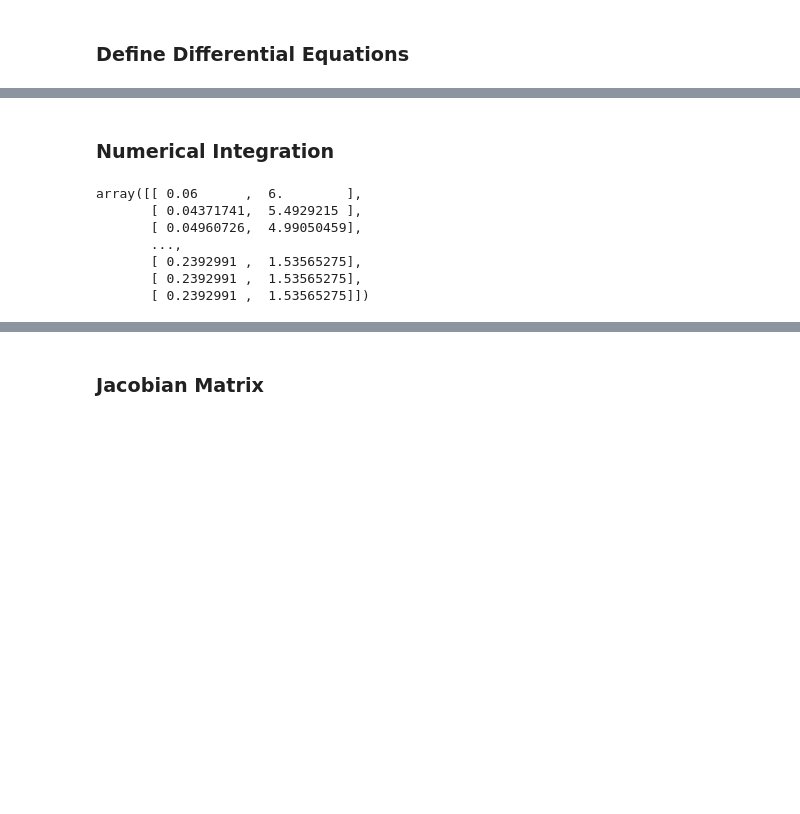
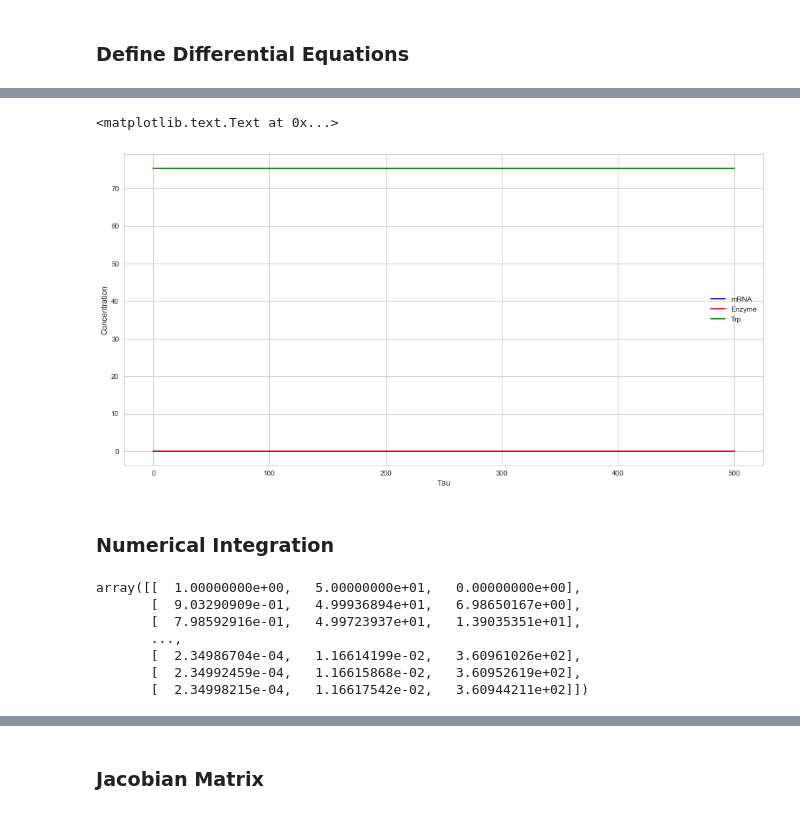
Before and after one commit to phuongho43/beng125-trpOperon, a Jupyter notebook: trpOperon.ipynb, the cells around one changed output, grey strips where cells are left out. Cells and saved outputs as stored; diff of their text form; code cells hidden in the pictures; blank space fills up the shorter version.

```diff
--- a/trpOperon.ipynb
+++ b/trpOperon.ipynb
@@ -71,0 +95,6 @@ def trp_eqs(x):
+# %%
+x0 = [x_star, y_star, z_star]
+t = np.linspace(0, 500, 1000)
+# %%
+sol = odeint(trp_dynamics, x0, t, args=(u_R,))
+sol
@@ -72,3 +109,14 @@ def trp_eqs(x):
+# %%
+plt.figure(figsize=(16, 8))
+plt.plot(t, sol[:,0], 'b', label='mRNA')
+plt.plot(t, sol[:,1], 'r', label='Enzyme')
+plt.plot(t, sol[:,2], 'g', label='Trp')
+plt.legend(loc='best')
+plt.xlabel('Tau')
+plt.ylabel('Concentration')
+# %% [output]
+<matplotlib.text.Text at 0x...>
+[figure, added]
 # %% [markdown]
 ### Numerical Integration
 # %%
@@ -77,11 +125,11 @@ t = np.linspace(0, 5000, 1000)
 # %%
-sol = odeint(trp_dynamics, x0, t)
+sol = odeint(trp_dynamics, x0, t, args=(0.1,))
 sol
 # %% [output]
-array([[ 0.06      ,  6.        ],
-       [ 0.04371741,  5.4929215 ],
-       [ 0.04960726,  4.99050459],
+array([[  1.00000000e+00,   5.00000000e+01,   0.00000000e+00],
+       [  9.03290909e-01,   4.99936894e+01,   6.98650167e+00],
+       [  7.98592916e-01,   4.99723937e+01,   1.39035351e+01],
        ...,
-       [ 0.2392991 ,  1.53565275],
-       [ 0.2392991 ,  1.53565275],
-       [ 0.2392991 ,  1.53565275]])
+       [  2.34986704e-04,   1.16614199e-02,   3.60961026e+02],
+       [  2.34992459e-04,   1.16615868e-02,   3.60952619e+02],
+       [  2.34998215e-04,   1.16617542e-02,   3.60944211e+02]])
```
Also changed, not shown: parts of 25 cells of this notebook, 2 other files.
